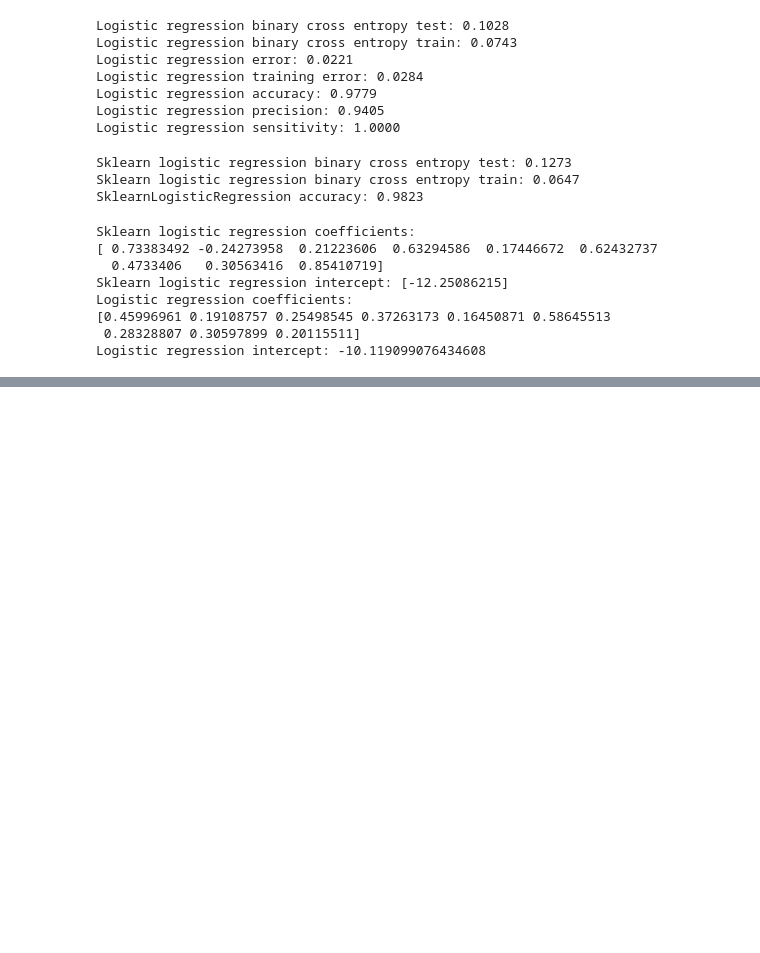
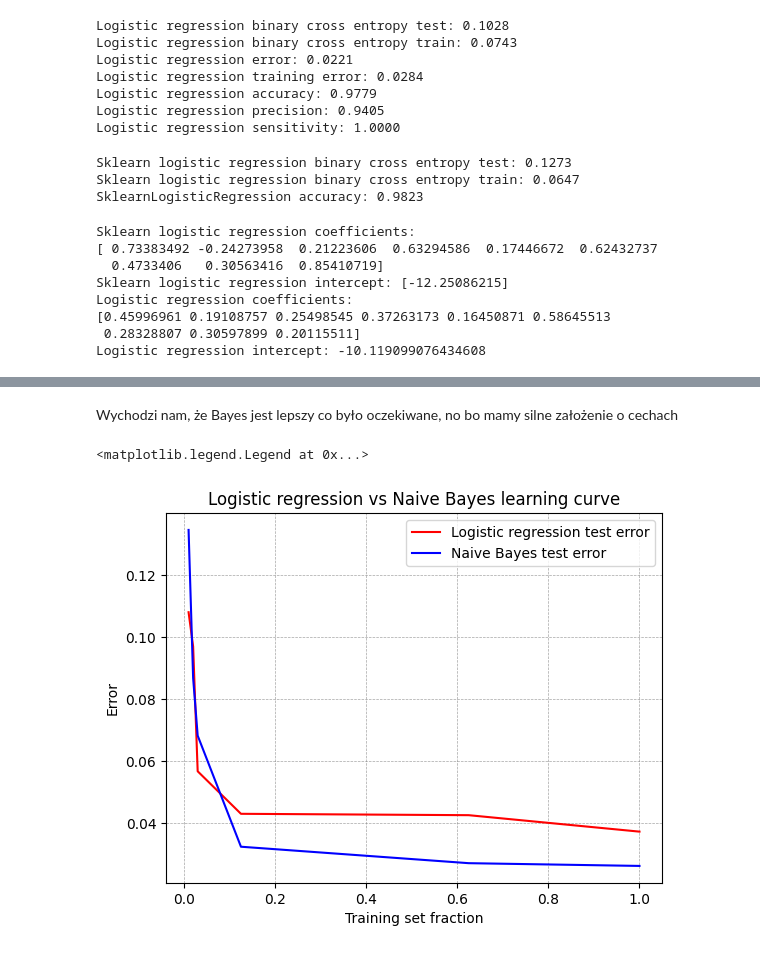
Before and after one commit to cieplypolar/friendly-classification, a Jupyter notebook: playground.ipynb, the cells around one changed output, grey strips where cells are left out. Cells and saved outputs as stored; diff of their text form; code cells hidden in the pictures; blank space fills up the shorter version.

```diff
--- a/playground.ipynb
+++ b/playground.ipynb
@@ -423,0 +578,18 @@ Notatki:
+# %% [markdown]
+Wychodzi nam, że Bayes jest lepszy co było oczekiwane, no bo mamy silne założenie o cechach
+# %%
+fig, ax = plt.subplots()
+ax.grid(color='gray', linestyle='--', linewidth=0.5, alpha=0.7)
+sns.lineplot(
+    x = training_set_fractions, y = regression_test_errors,
+    ax = ax, label='Logistic regression test error', color='red')
+sns.lineplot(
+    x = training_set_fractions, y = bayes_test_errors,
+    ax = ax, label='Naive Bayes test error', color='blue')
+
+ax.set(xlabel='Training set fraction', ylabel='Error')
+ax.set_title('Logistic regression vs Naive Bayes learning curve')
+plt.legend()
+# %% [output]
+<matplotlib.legend.Legend at 0x...>
+[figure, added]
```
Also changed, not shown: parts of 36 cells of this notebook, 3 other files.
